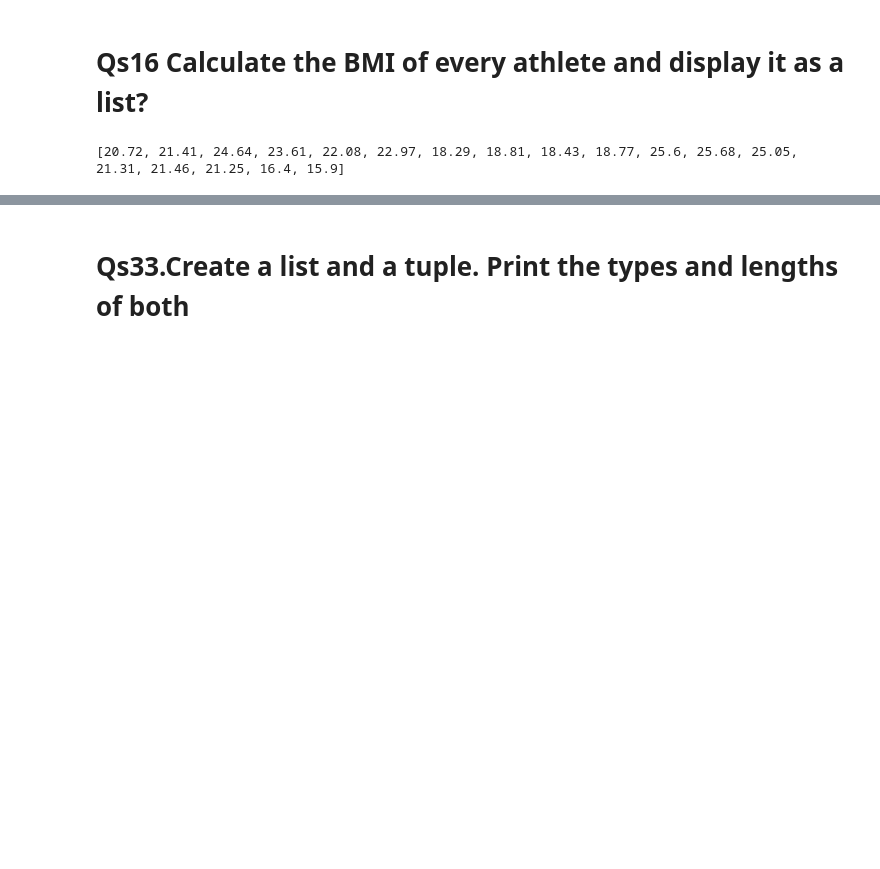
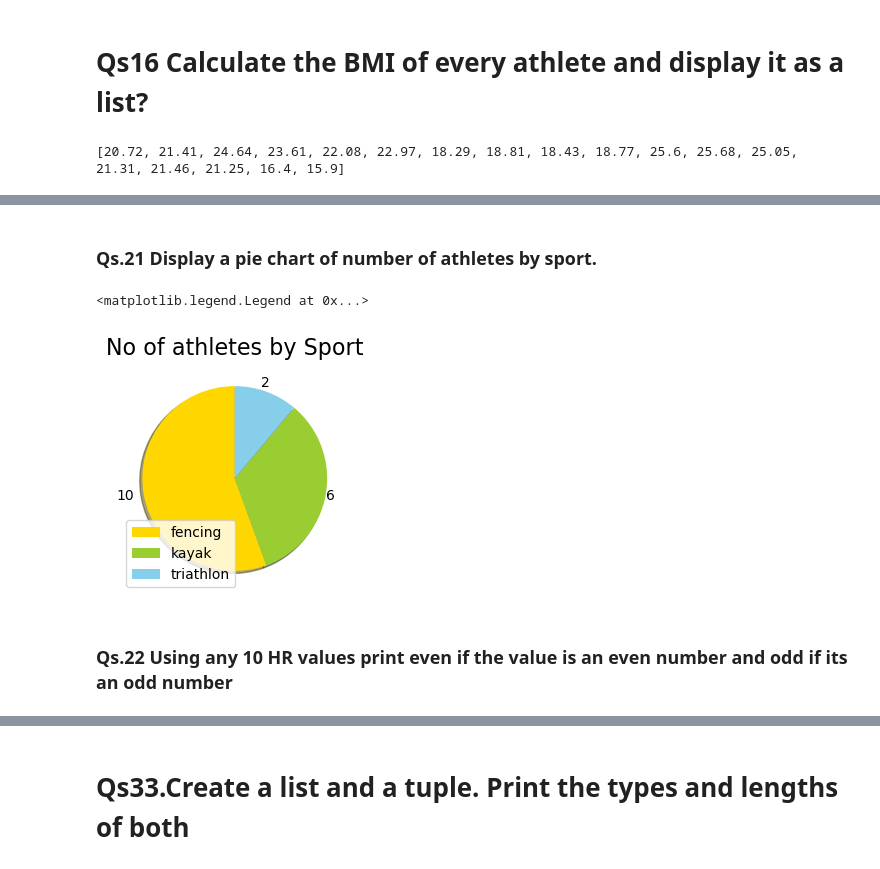
Before and after one commit to Soumi88-dev/Team4_Python_Warriors, a Jupyter notebook: Team4_Python_Warriers_Main80_Questions.ipynb, the cells around one changed output, grey strips where cells are left out. Saved outputs shown, nothing was run; the diff lists cells and outputs as text; code cells hidden in the pictures; blank space fills up the shorter version.

```diff
--- a/Team4_Python_Warriers_Main80_Questions.ipynb
+++ b/Team4_Python_Warriers_Main80_Questions.ipynb
@@ -284,0 +417,27 @@ print(BMI_list)
+# %% [markdown]
+### Qs.21 Display a pie chart of number of athletes by sport.
+# %%
+df=Athletes['sport'].value_counts()
+df=df.to_dict()
+
+sport=[]
+No_of_athletes=[]
+
+for key in df.keys():
+    sport.append(key)
+    No_of_athletes.append(df[key])
+
+#print(sport)
+#print(No_of_athletes)
+
+colors = ['gold', 'yellowgreen','skyblue']
+
+plt.figure(figsize=(len(sport),len(No_of_athletes)))
+plt.pie(No_of_athletes, labels = No_of_athletes,colors=colors,shadow=True,startangle=90, center = (-2,0))
+plt.title("No of athletes by Sport", fontsize=16)
+plt.legend(labels = sport)
+# %% [output]
+<matplotlib.legend.Legend at 0x...>
+[figure, added]
+# %% [markdown]
+### Qs.22 Using any 10 HR values print even if the value is an even number and odd if its an odd number
```
Also changed, not shown: parts of 68 cells of this notebook.
